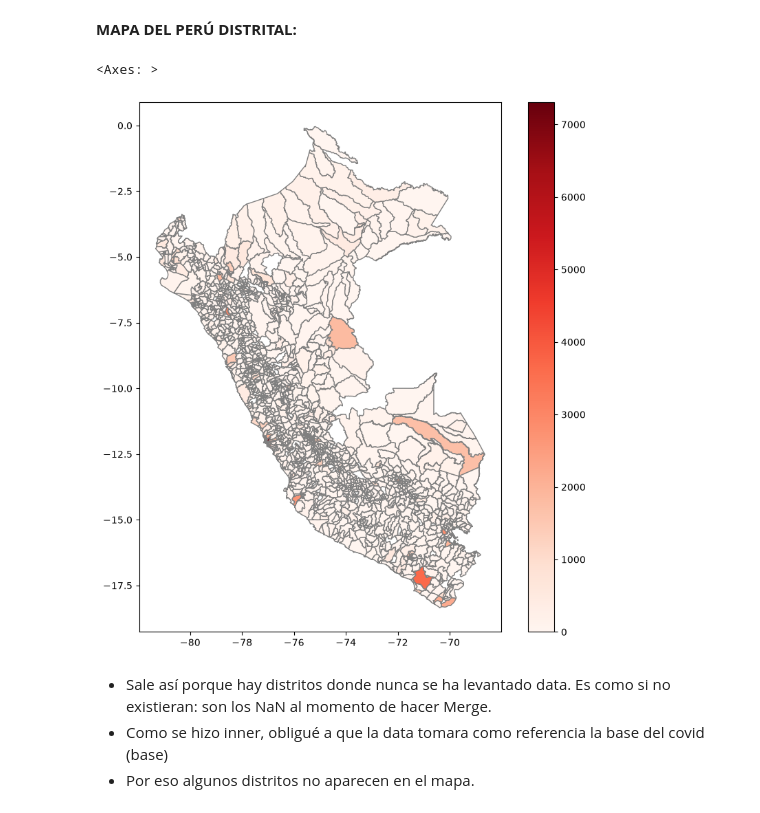
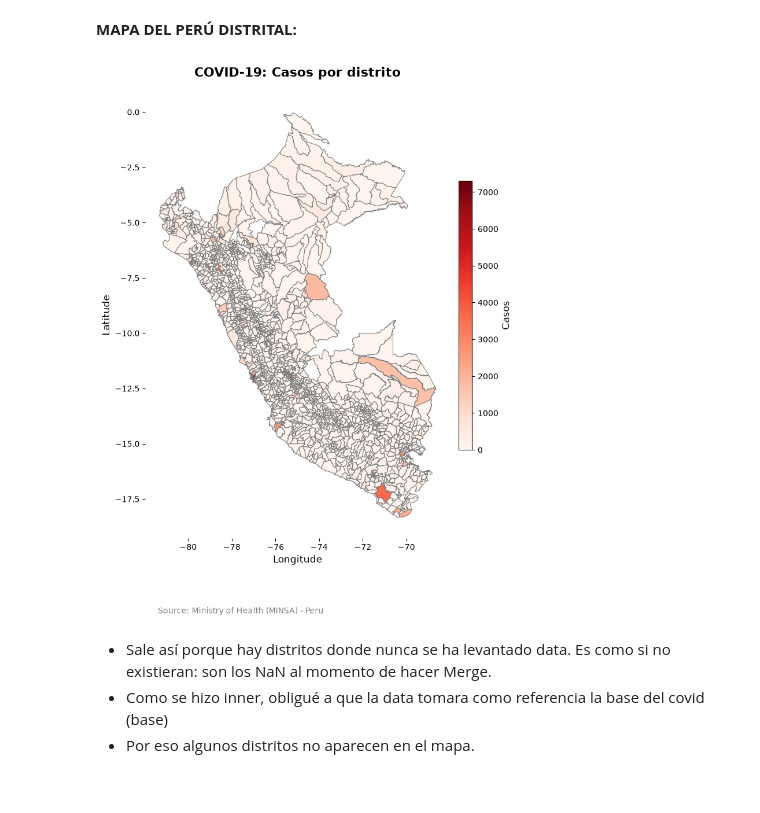
Before and after one commit to ulisesrodas/Python-for-DataScience, a Jupyter notebook: 8. Geopandas.ipynb, the cells around one changed output. Cells and saved outputs as stored; diff of their text form; code cells hidden in the pictures.

```diff
--- a/8. Geopandas.ipynb
+++ b/8. Geopandas.ipynb
@@ -393,17 +393,48 @@ base["Casos"].hist(bins=100, log=True)
 [figure]
 # %% [markdown]
 **MAPA DEL PERÚ DISTRITAL:**
-# %%
-# Ploteando la columna de casos de covid (archivo base)
-base.plot(column='Casos',
-          cmap='Reds',
-          figsize=(10, 10),
-          linestyle='-',
-          edgecolor='gray',
-          legend=True)
-# %% [output]
-<Axes: >
-[figure, removed]
+# %%
+# Ploteando la columna de casos de covid (archivo base)
+fig, ax = plt.subplots(figsize=(10, 10))
+
+# Plot the map
+base.plot(
+    column='Casos',
+    cmap='Reds',
+    linewidth=0.8,
+    ax=ax,
+    edgecolor='gray'
+)
+
+# Continuous colorbar
+sm = plt.cm.ScalarMappable(
+    cmap='Reds',
+    norm=plt.Normalize(vmin=base['Casos'].min(), vmax=base['Casos'].max())
+)
+sm._A = []
+cbar = fig.colorbar(sm, ax=ax, fraction=0.03, pad=0.02)
+cbar.set_label("Casos", fontsize=12)
+
+# Agregando título
+ax.set_title("COVID-19: Casos por distrito", fontsize=16, fontweight='bold', pad=20)
+
+# Etiquetas del eje
+ax.set_xlabel("Longitude", fontsize=12)
+ax.set_ylabel("Latitude", fontsize=12)
+
+# Nota sobre la fuente al pie
+fig.text(
+    0.5, -0.02, "Source: Ministry of Health (MINSA) - Peru",
+    ha="center", fontsize=10, color="gray"
+)
+
+# Elimina las líneas de los ejes para obtener un mapa más limpio.
+for spine in ax.spines.values():
+    spine.set_visible(False)
+
+plt.show()
+# %% [output]
+[figure, added]
 # %% [markdown]
 * Sale así porque hay distritos donde nunca se ha levantado data. Es como si no existieran: son los NaN al momento de hacer Merge.
 * Como se hizo inner, obligué a que la data tomara como referencia la base del covid (base)
```
Also changed, not shown: parts of 1 cell of this notebook.
